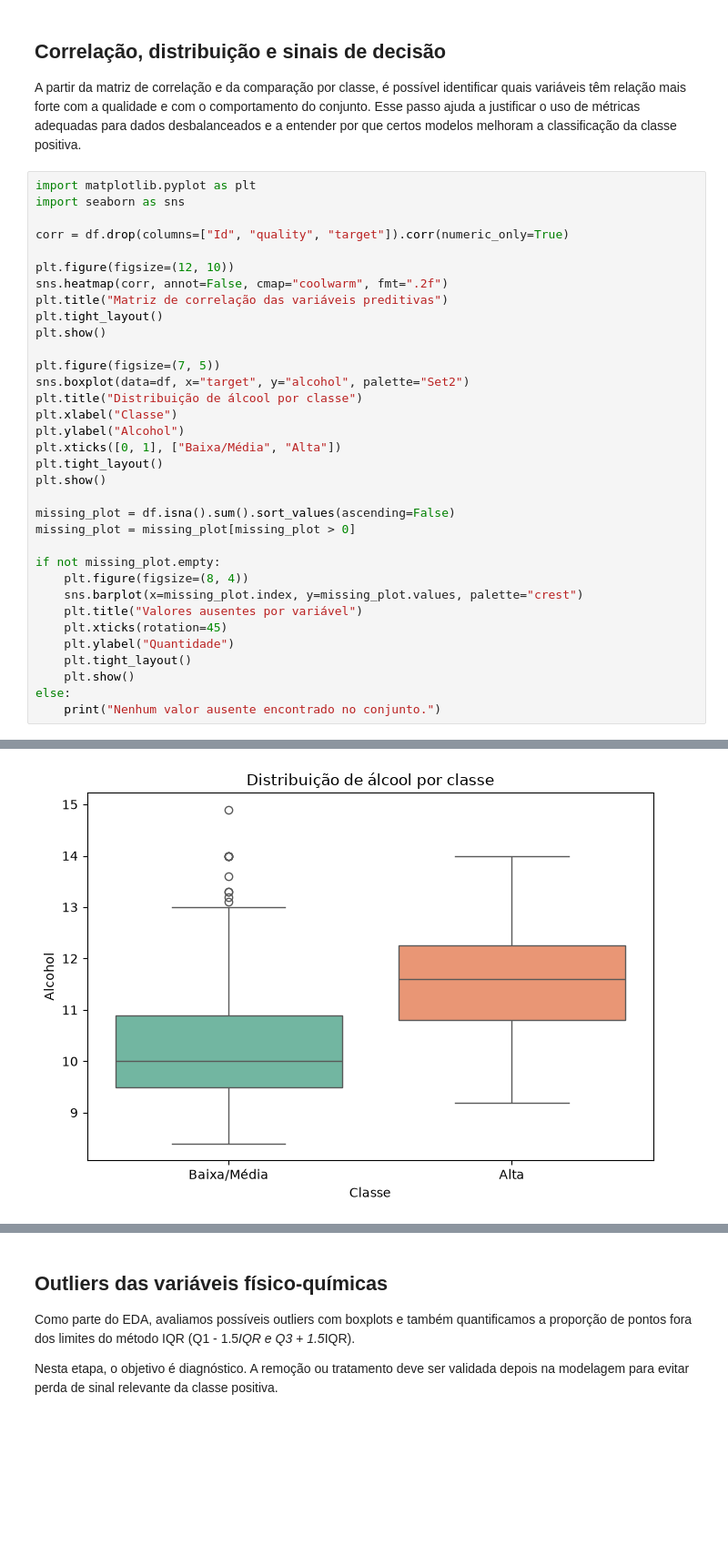
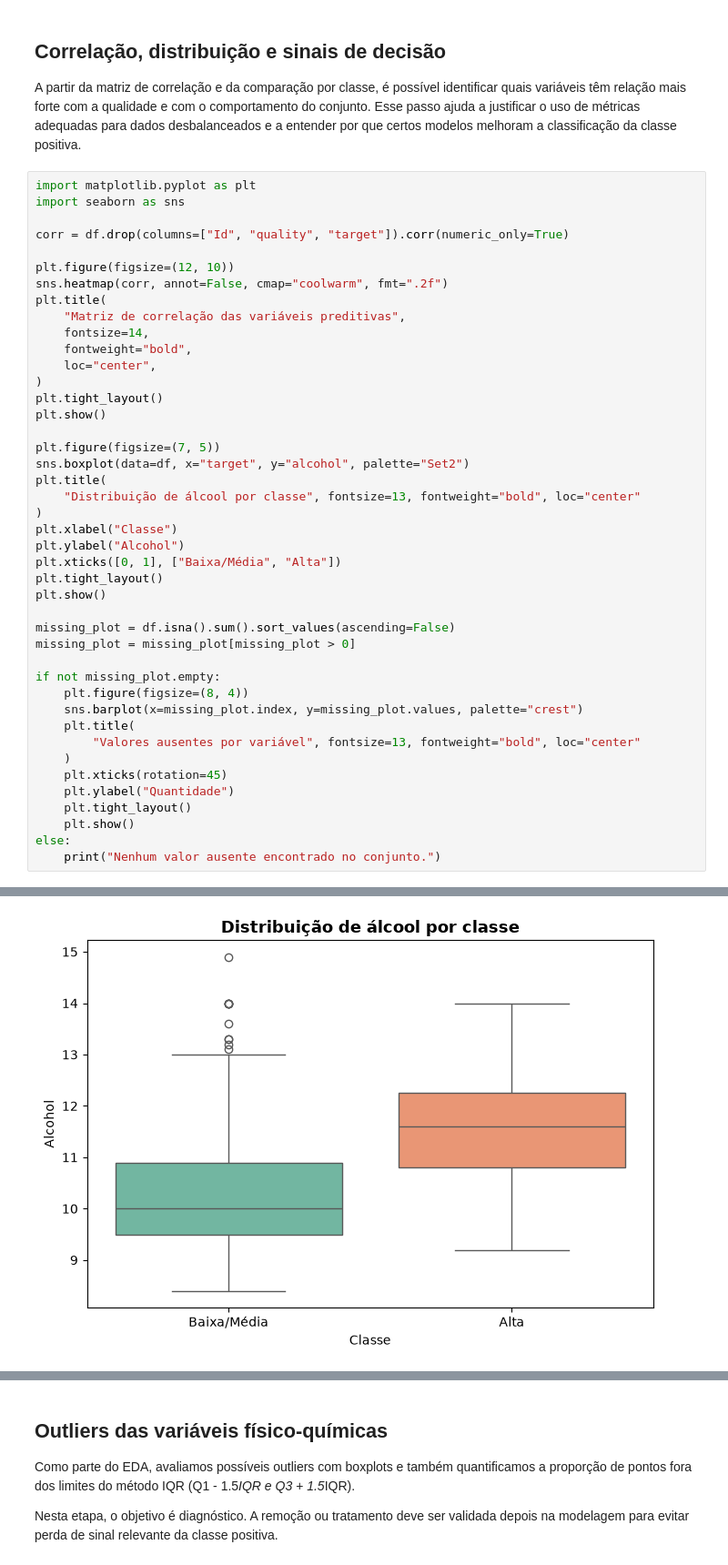
Before and after one commit to Milhousepaulojean/PosTech--DataAnalytics, a Jupyter notebook: Fase 2/TechChallenge/notebooks/01_eda.ipynb, the cells around one changed output, grey strips where cells are left out. Shown at 91% size. Saved outputs shown, nothing was run; the diff lists cells and outputs as text; blank space fills up the shorter version.

```diff
--- a/Fase 2/TechChallenge/notebooks/01_eda.ipynb
+++ b/Fase 2/TechChallenge/notebooks/01_eda.ipynb
@@ -108,13 +128,20 @@ corr = df.drop(columns=["Id", "quality", "target"]).corr(numeric_only=True)
 
 plt.figure(figsize=(12, 10))
 sns.heatmap(corr, annot=False, cmap="coolwarm", fmt=".2f")
-plt.title("Matriz de correlação das variáveis preditivas")
+plt.title(
+    "Matriz de correlação das variáveis preditivas",
+    fontsize=14,
+    fontweight="bold",
+    loc="center",
+)
 plt.tight_layout()
 plt.show()
 
 plt.figure(figsize=(7, 5))
 sns.boxplot(data=df, x="target", y="alcohol", palette="Set2")
-plt.title("Distribuição de álcool por classe")
+plt.title(
+    "Distribuição de álcool por classe", fontsize=13, fontweight="bold", loc="center"
+)
 plt.xlabel("Classe")
 plt.ylabel("Alcohol")
 plt.xticks([0, 1], ["Baixa/Média", "Alta"])
@@ -127,7 +154,9 @@ missing_plot = missing_plot[missing_plot > 0]
 if not missing_plot.empty:
     plt.figure(figsize=(8, 4))
     sns.barplot(x=missing_plot.index, y=missing_plot.values, palette="crest")
-    plt.title("Valores ausentes por variável")
+    plt.title(
+        "Valores ausentes por variável", fontsize=13, fontweight="bold", loc="center"
+    )
     plt.xticks(rotation=45)
     plt.ylabel("Quantidade")
     plt.tight_layout()
@@ -139,7 +168,7 @@ else:
 Passing `palette` without assigning `hue` is deprecated and will be removed in v0.14.0. Assign the `x` variable to `hue` and set `legend=False` for the same effect.
 
   sns.boxplot(data=df, x="target", y="alcohol", palette="Set2")
-[figure, old version]
+[figure, new version]
 Nenhum valor ausente encontrado no conjunto.
 # %% [markdown]
 ## Outliers das variáveis físico-químicas
```
Also changed, not shown: parts of 5 cells of this notebook, 13 other files.
